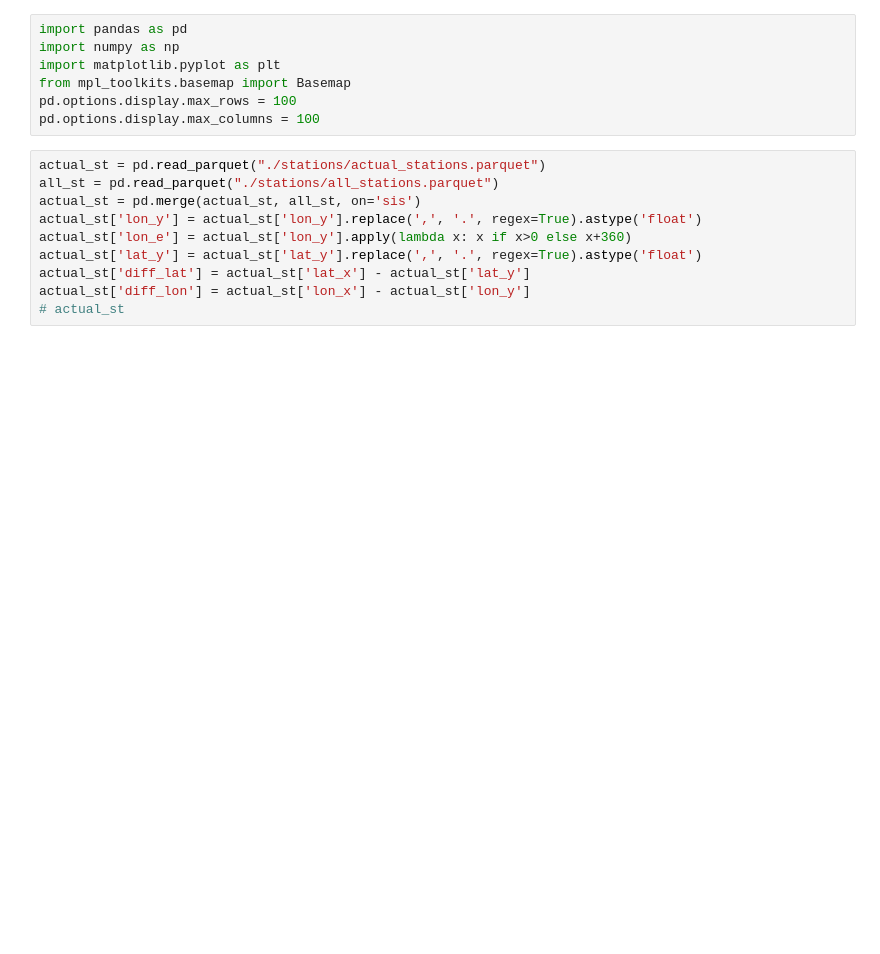
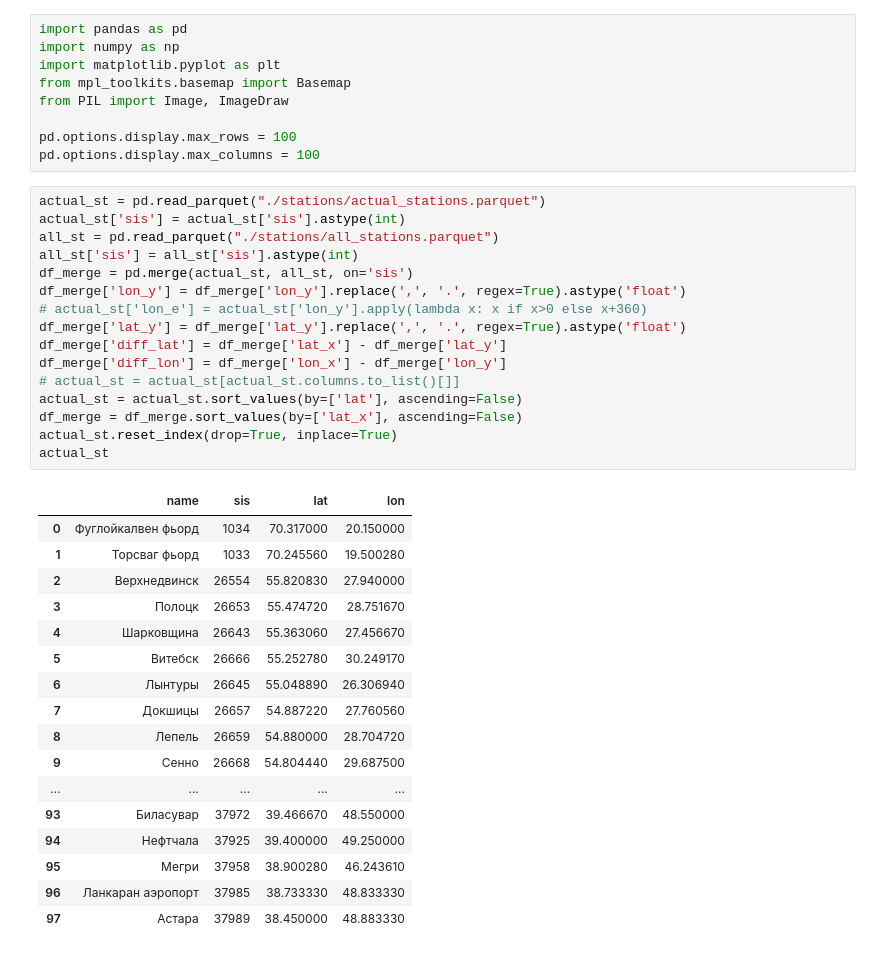
Before and after one commit to robert-werner/data-tiles-generator, a Jupyter notebook: stations_coordinates.ipynb, the cells around one changed output. Drawn from its saved outputs; the diff is of its cells as text; blank space fills up the shorter version.

```diff
--- a/stations_coordinates.ipynb
+++ b/stations_coordinates.ipynb
@@ -3,15 +3,41 @@ import pandas as pd
 import numpy as np
 import matplotlib.pyplot as plt
 from mpl_toolkits.basemap import Basemap
+from PIL import Image, ImageDraw
+
 pd.options.display.max_rows = 100
 pd.options.display.max_columns = 100
 # %%
 actual_st = pd.read_parquet("./stations/actual_stations.parquet")
+actual_st['sis'] = actual_st['sis'].astype(int)
 all_st = pd.read_parquet("./stations/all_stations.parquet")
-actual_st = pd.merge(actual_st, all_st, on='sis')
-actual_st['lon_y'] = actual_st['lon_y'].replace(',', '.', regex=True).astype('float')
-actual_st['lon_e'] = actual_st['lon_y'].apply(lambda x: x if x>0 else x+360)
-actual_st['lat_y'] = actual_st['lat_y'].replace(',', '.', regex=True).astype('float')
-actual_st['diff_lat'] = actual_st['lat_x'] - actual_st['lat_y']
-actual_st['diff_lon'] = actual_st['lon_x'] - actual_st['lon_y']
-# actual_st
+all_st['sis'] = all_st['sis'].astype(int)
+df_merge = pd.merge(actual_st, all_st, on='sis')
+df_merge['lon_y'] = df_merge['lon_y'].replace(',', '.', regex=True).astype('float')
+# actual_st['lon_e'] = actual_st['lon_y'].apply(lambda x: x if x>0 else x+360)
+df_merge['lat_y'] = df_merge['lat_y'].replace(',', '.', regex=True).astype('float')
+df_merge['diff_lat'] = df_merge['lat_x'] - df_merge['lat_y']
+df_merge['diff_lon'] = df_merge['lon_x'] - df_merge['lon_y']
+# actual_st = actual_st[actual_st.columns.to_list()[]]
+actual_st = actual_st.sort_values(by=['lat'], ascending=False)
+df_merge = df_merge.sort_values(by=['lat_x'], ascending=False)
+actual_st.reset_index(drop=True, inplace=True)
+actual_st
+# %% [output]
+|  | name | sis | lat | lon |
+| 0 | Фуглойкалвен фьорд | 1034 | 70.317000 | 20.150000 |
+| 1 | Торсваг фьорд | 1033 | 70.245560 | 19.500280 |
+| 2 | Верхнедвинск | 26554 | 55.820830 | 27.940000 |
+| 3 | Полоцк | 26653 | 55.474720 | 28.751670 |
+| 4 | Шарковщина | 26643 | 55.363060 | 27.456670 |
+| 5 | Витебск | 26666 | 55.252780 | 30.249170 |
+| 6 | Лынтуры | 26645 | 55.048890 | 26.306940 |
+| 7 | Докшицы | 26657 | 54.887220 | 27.760560 |
+| 8 | Лепель | 26659 | 54.880000 | 28.704720 |
+| 9 | Сенно | 26668 | 54.804440 | 29.687500 |
+| ... | ... | ... | ... | ... |
+| 93 | Биласувар | 37972 | 39.466670 | 48.550000 |
+| 94 | Нефтчала | 37925 | 39.400000 | 49.250000 |
+| 95 | Мегри | 37958 | 38.900280 | 46.243610 |
+| 96 | Ланкаран аэропорт | 37985 | 38.733330 | 48.833330 |
+| 97 | Астара | 37989 | 38.450000 | 48.883330 |
```
Also changed, not shown: parts of 32 cells of this notebook, 4 other files.
